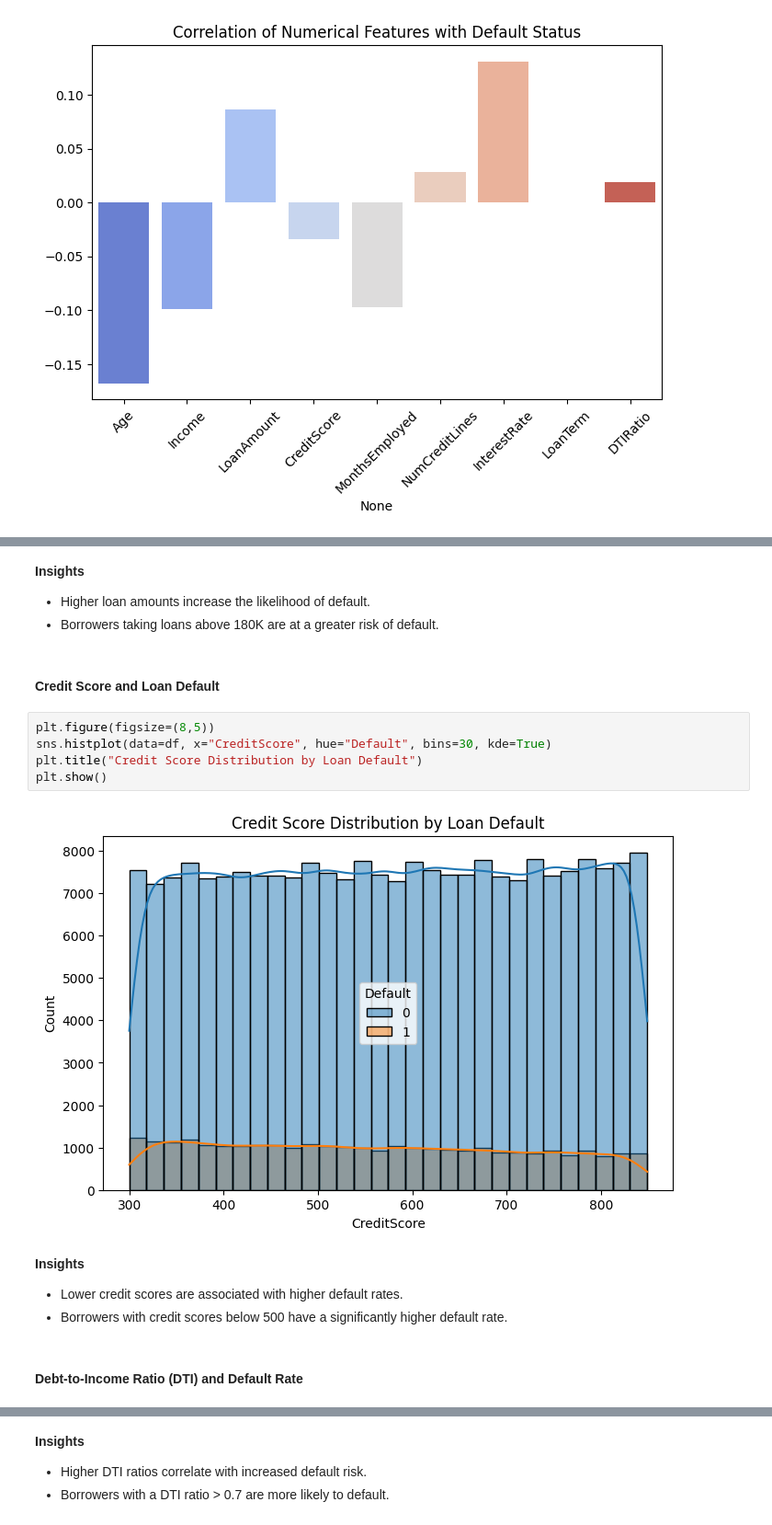
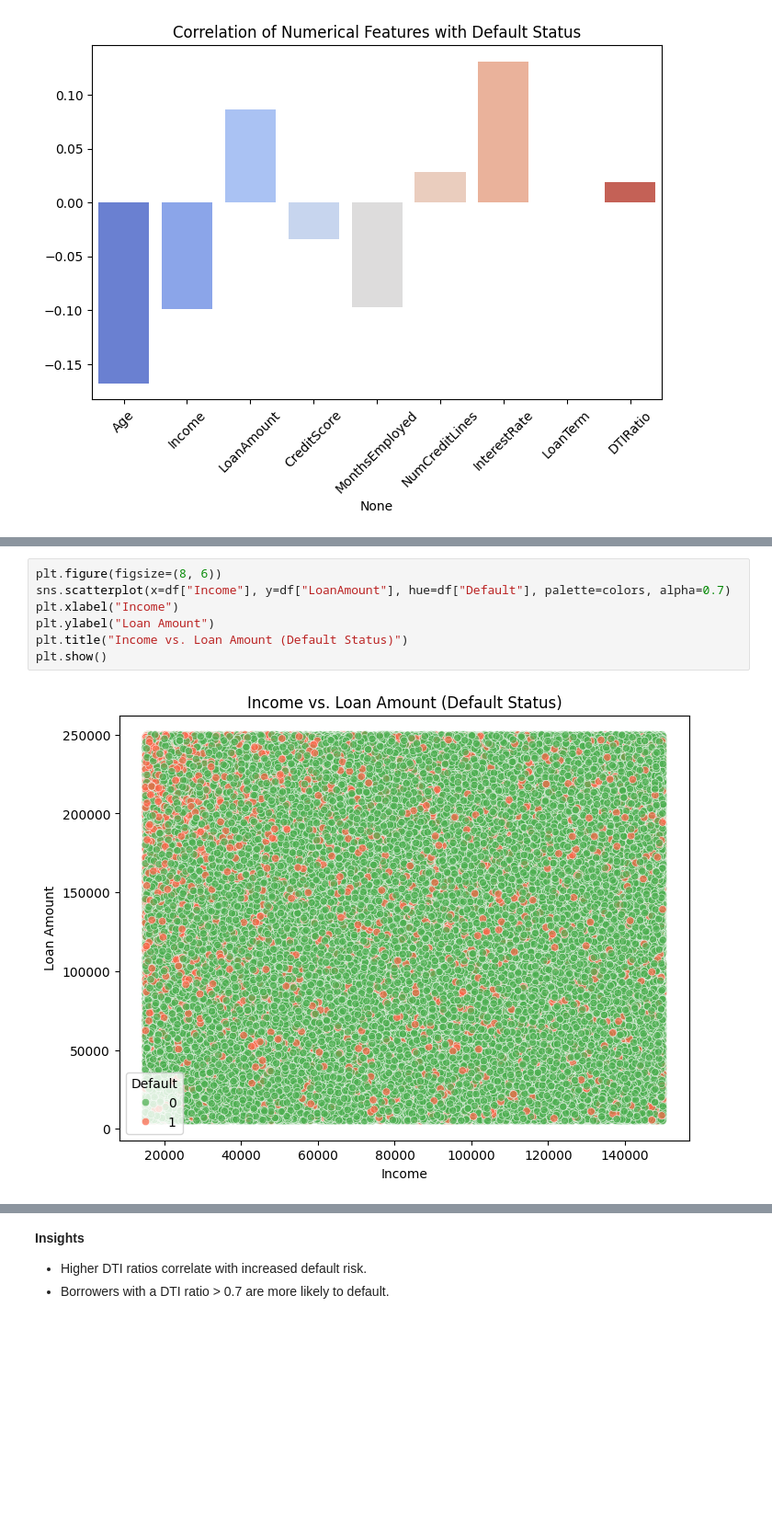
Before and after one commit to bonareri/Credit-Risk-Assessment, a Jupyter notebook: Credit_Risk_Modelling.ipynb, the cells around one changed output, grey strips where cells are left out. Shown at 92% size. Drawn from its saved outputs; the diff is of its cells as text; blank space fills up the shorter version.

```diff
--- a/Credit_Risk_Modelling.ipynb
+++ b/Credit_Risk_Modelling.ipynb
@@ -324,19 +296,9 @@ plt.show()
-# %% [markdown]
-**Insights**
-- Higher loan amounts increase the likelihood of default.
-- Borrowers taking loans above 180K are at a greater risk of default.
-# %% [markdown]
-#### Credit Score and Loan Default
-# %%
-plt.figure(figsize=(8,5))
-sns.histplot(data=df, x="CreditScore", hue="Default", bins=30, kde=True)
-plt.title("Credit Score Distribution by Loan Default")
-plt.show()
-# %% [output]
-[figure, removed]
-# %% [markdown]
-**Insights**
-- Lower credit scores are associated with higher default rates.
-- Borrowers with credit scores below 500 have a significantly higher default rate.
-# %% [markdown]
-#### Debt-to-Income Ratio (DTI) and Default Rate
+# %%
+plt.figure(figsize=(8, 6))
+sns.scatterplot(x=df["Income"], y=df["LoanAmount"], hue=df["Default"], palette=colors, alpha=0.7)
+plt.xlabel("Income")
+plt.ylabel("Loan Amount")
+plt.title("Income vs. Loan Amount (Default Status)")
+plt.show()
+# %% [output]
+[figure, added]
```
Also changed, not shown: parts of 86 cells of this notebook.
